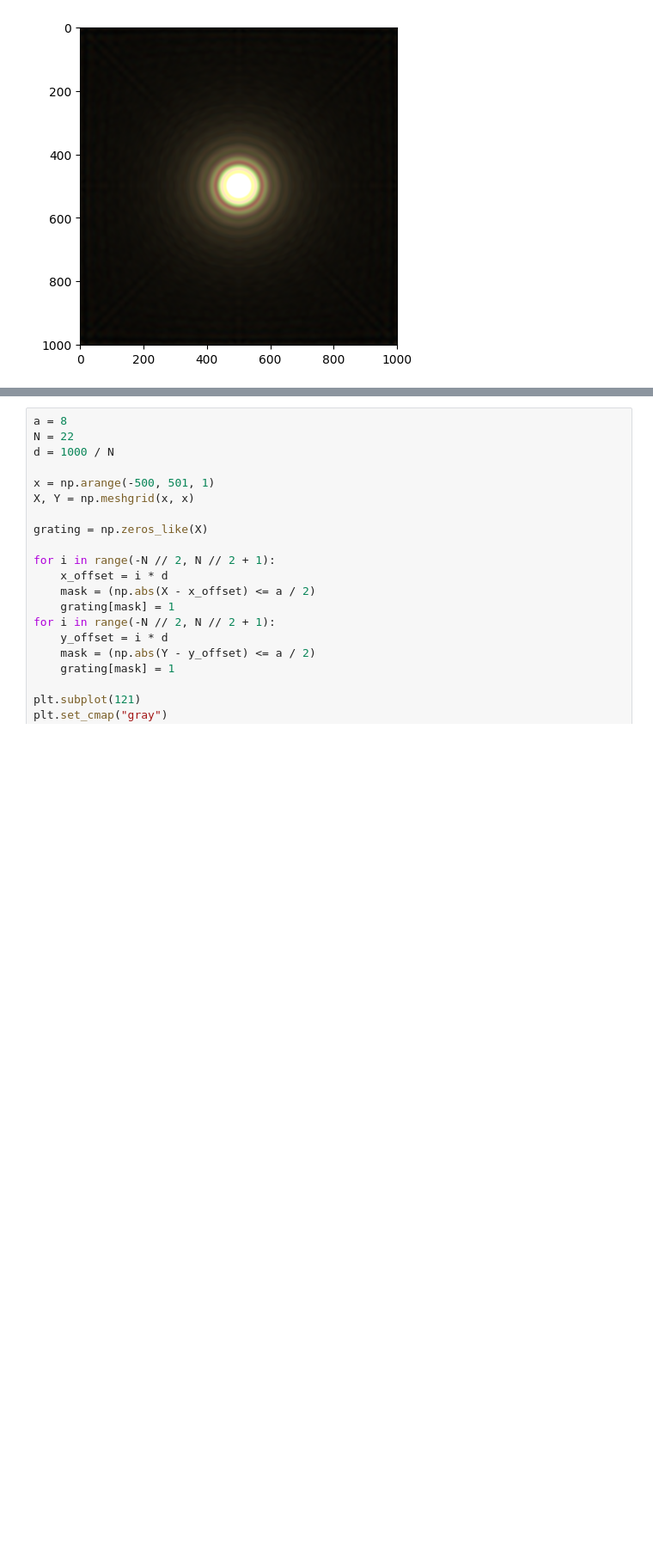
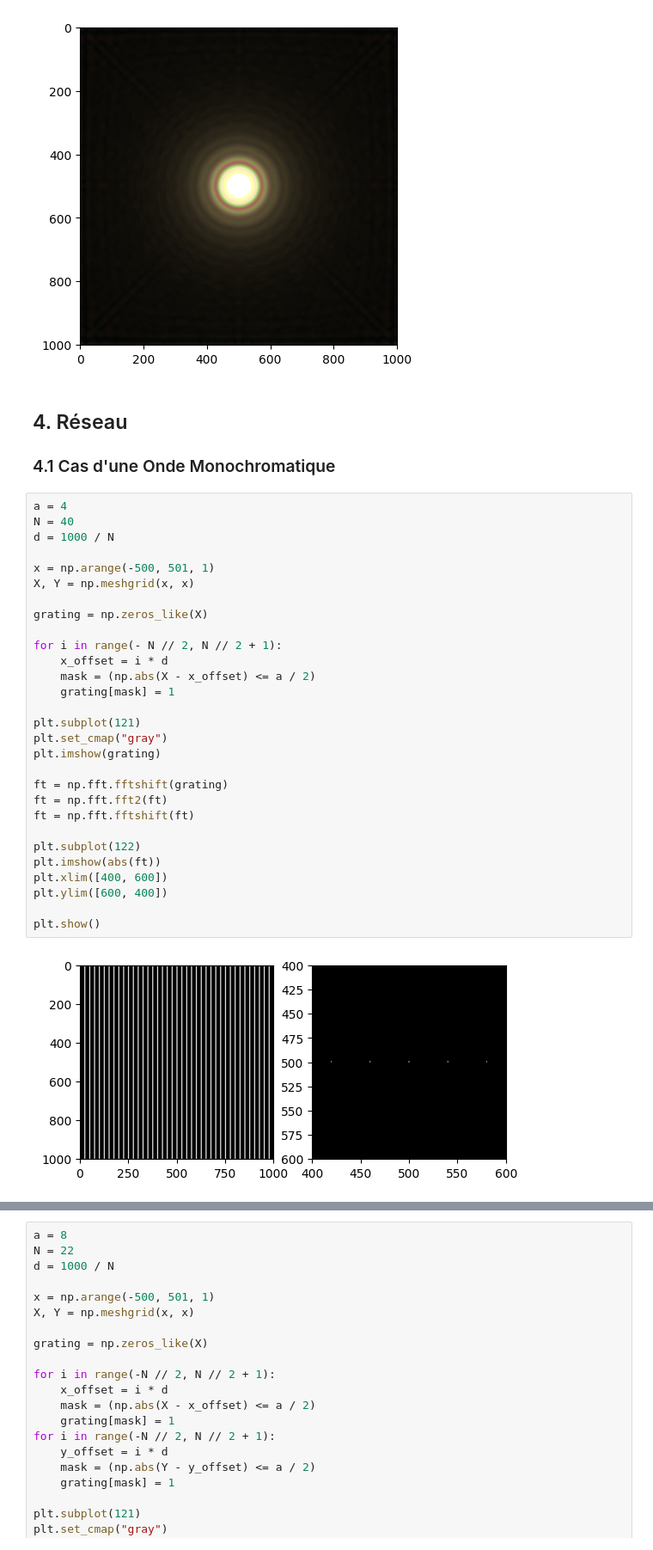
Before and after one commit to fouakh/PM102, a Jupyter notebook: TP3.ipynb, the cells around one changed output, grey strips where cells are left out. Shown at 86% size. Drawn from its saved outputs; the diff is of its cells as text; blank space fills up the shorter version.

Commit message:
Update TP3 + Loi des Réseaux

```diff
--- a/TP3.ipynb
+++ b/TP3.ipynb
@@ -204,3 +202,38 @@ plt.imshow(RGB_Image)
 plt.show()
 # %% [output]
 [figure]
+# %% [markdown]
+## 4. Réseau
+
+### 4.1 Cas d'une Onde Monochromatique
+# %%
+a = 4
+N = 40
+d = 1000 / N
+
+x = np.arange(-500, 501, 1)
+X, Y = np.meshgrid(x, x)
+
+grating = np.zeros_like(X)
+
+for i in range(- N // 2, N // 2 + 1):
+    x_offset = i * d
+    mask = (np.abs(X - x_offset) <= a / 2)
+    grating[mask] = 1
+
+plt.subplot(121)
+plt.set_cmap("gray")
+plt.imshow(grating)
+
+ft = np.fft.fftshift(grating)
+ft = np.fft.fft2(ft)
+ft = np.fft.fftshift(ft)
+
+plt.subplot(122)
+plt.imshow(abs(ft))
+plt.xlim([400, 600])
+plt.ylim([600, 400])
+
+plt.show()
+# %% [output]
+[figure, added]
```
Also changed, not shown: parts of 18 cells of this notebook, 1 other file.
